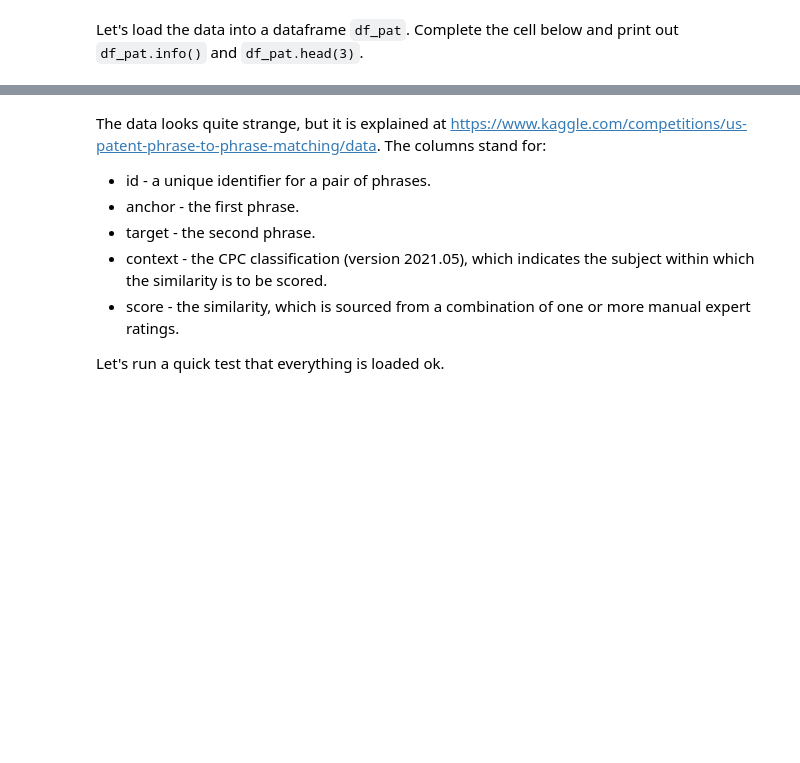
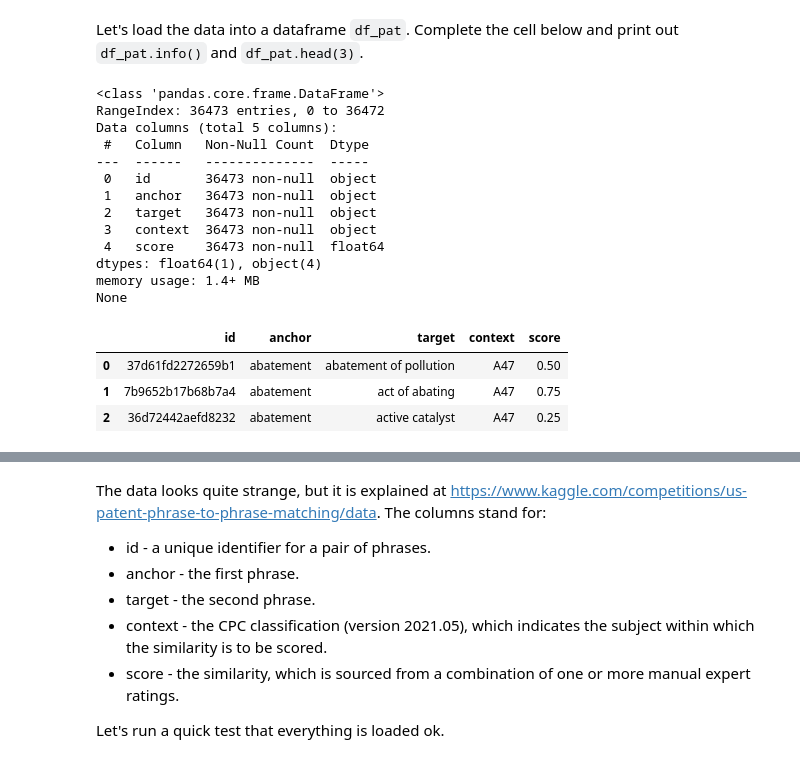
Before and after one commit to onni-Q/workshop_notebooks, a Jupyter notebook: Week4_Workshop.ipynb, the cells around one changed output, grey strips where cells are left out. Saved outputs shown, nothing was run; the diff lists cells and outputs as text; code cells hidden in the pictures; blank space fills up the shorter version.

```diff
--- a/Week4_Workshop.ipynb
+++ b/Week4_Workshop.ipynb
@@ -1149,9 +1174,27 @@ Let's load the data into a dataframe `df_pat`. Complete the cell below and print
 # %%
 #Complete cell
 
-df_pat = pd.read_csv(___)
-print()
-print(___)
+df_pat = pd.read_csv('./uspppm-data/train.csv')
+print(df_pat.info())
+df_pat.head(3)
+# %% [output]
+<class 'pandas.core.frame.DataFrame'>
+RangeIndex: 36473 entries, 0 to 36472
+Data columns (total 5 columns):
+ #   Column   Non-Null Count  Dtype
+---  ------   --------------  -----
+ 0   id       36473 non-null  object
+ 1   anchor   36473 non-null  object
+ 2   target   36473 non-null  object
+ 3   context  36473 non-null  object
+ 4   score    36473 non-null  float64
+dtypes: float64(1), object(4)
+memory usage: 1.4+ MB
+None
+|  | id | anchor | target | context | score |
+| 0 | 37d61fd2272659b1 | abatement | abatement of pollution | A47 | 0.50 |
+| 1 | 7b9652b17b68b7a4 | abatement | act of abating | A47 | 0.75 |
+| 2 | 36d72442aefd8232 | abatement | active catalyst | A47 | 0.25 |
 # %%
 q10.check()
 #q10.hint()
```
Also changed, not shown: parts of 43 cells of this notebook.
